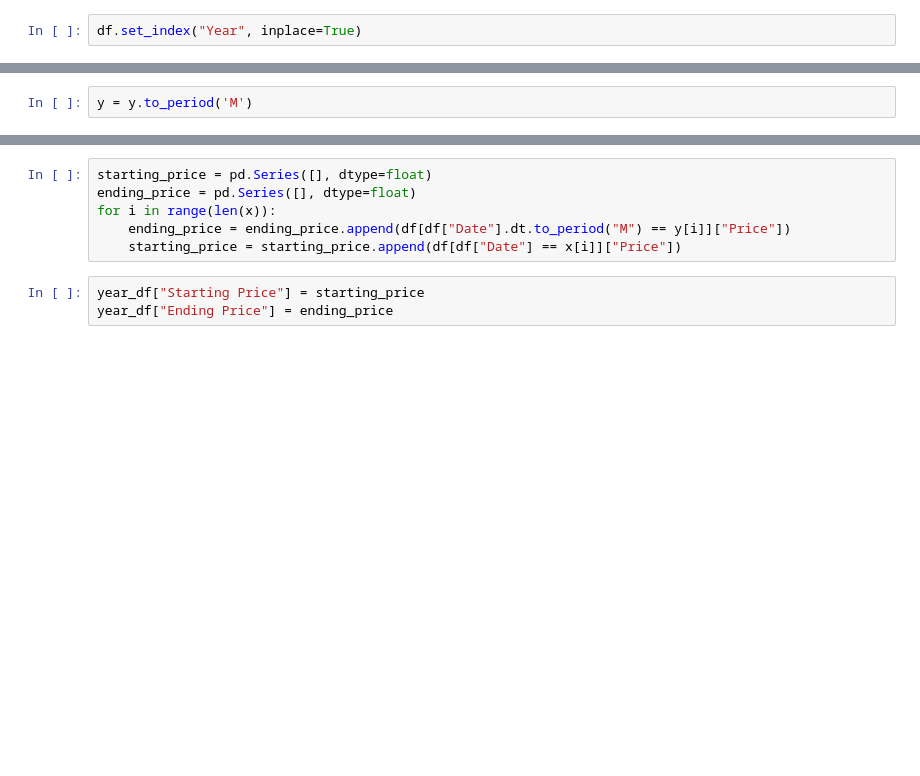
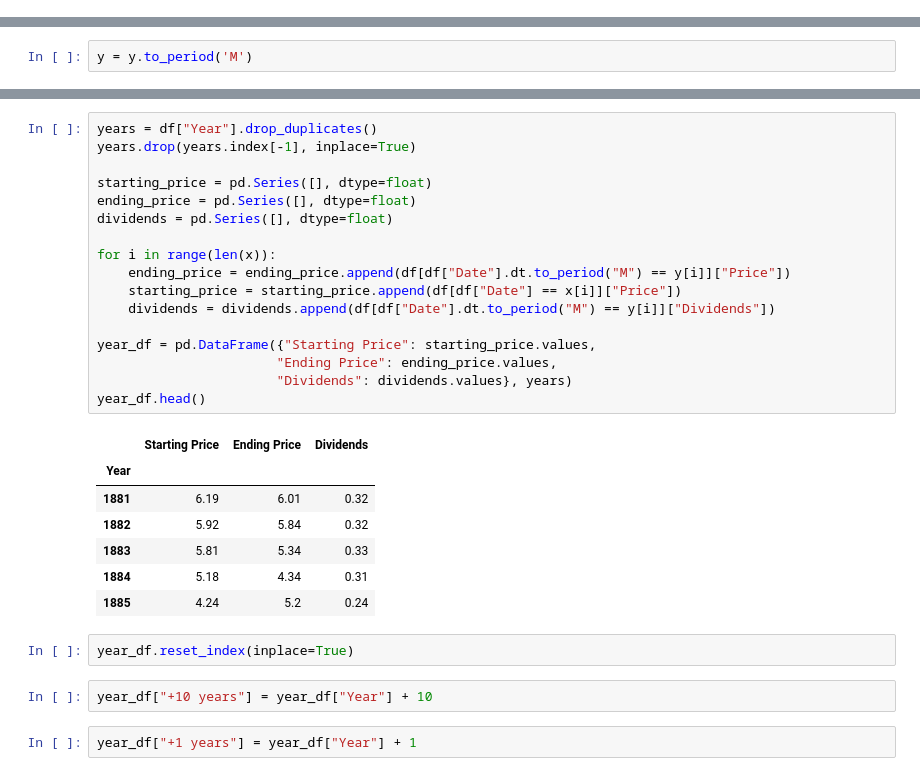
Before and after one commit to emanuelecora/P-E-and-Stock-Market-Return, a Jupyter notebook: Notebook.ipynb, the cells around one changed output, grey strips where cells are left out. Saved outputs shown, nothing was run; the diff lists cells and outputs as text; blank space fills up the shorter version.

```diff
--- a/Notebook.ipynb
+++ b/Notebook.ipynb
@@ -192,8 +170,6 @@ df.head()
 | 1881-05-01 | 6.5 | 0.285 | 0.4692 | 3.67333 | 18.8697 | 13.8534 | 1881 |
 # %%
 df.reset_index(inplace=True)
-# %%
-df.set_index("Year", inplace=True)
 # %%
 y = pd.date_range(start=df["Date"].min(), end=df["Date"].max(), freq="Y")
 x = pd.date_range(start=df["Date"].min(), end=df["Date"].max(), freq="AS")
@@ -222,9 +200,31 @@ Name: Price, dtype: object
 # %%
+years = df["Year"].drop_duplicates()
+years.drop(years.index[-1], inplace=True)
+
 starting_price = pd.Series([], dtype=float)
 ending_price = pd.Series([], dtype=float)
+dividends = pd.Series([], dtype=float)
+
 for i in range(len(x)):
     ending_price = ending_price.append(df[df["Date"].dt.to_period("M") == y[i]]["Price"])
     starting_price = starting_price.append(df[df["Date"] == x[i]]["Price"])
+    dividends = dividends.append(df[df["Date"].dt.to_period("M") == y[i]]["Dividends"])
+
+year_df = pd.DataFrame({"Starting Price": starting_price.values,
+                       "Ending Price": ending_price.values,
+                       "Dividends": dividends.values}, years)
+year_df.head()
+# %% [output]
+|  | Starting Price | Ending Price | Dividends |
+| Year |  |  |  |
+| 1881 | 6.19 | 6.01 | 0.32 |
+| 1882 | 5.92 | 5.84 | 0.32 |
+| 1883 | 5.81 | 5.34 | 0.33 |
+| 1884 | 5.18 | 4.34 | 0.31 |
+| 1885 | 4.24 | 5.2 | 0.24 |
-# %%
-year_df["Starting Price"] = starting_price
-year_df["Ending Price"] = ending_price
+# %%
+year_df.reset_index(inplace=True)
+# %%
+year_df["+10 years"] = year_df["Year"] + 10
+# %%
+year_df["+1 years"] = year_df["Year"] + 1
```
Also changed, not shown: parts of 13 cells of this notebook.
